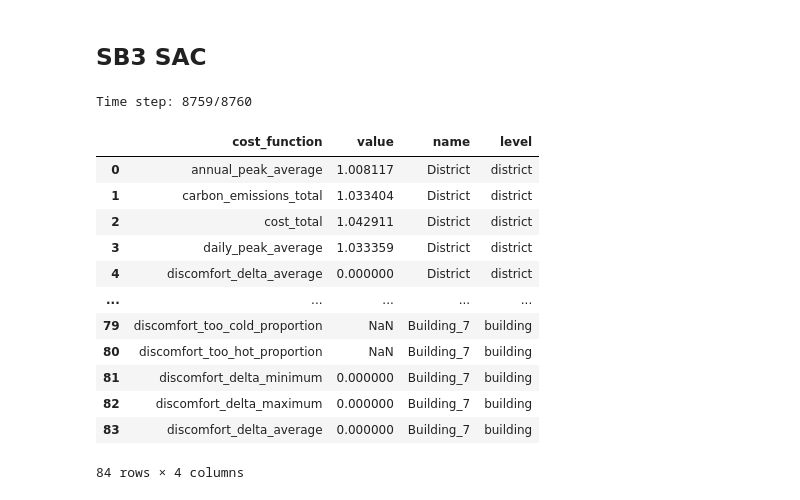
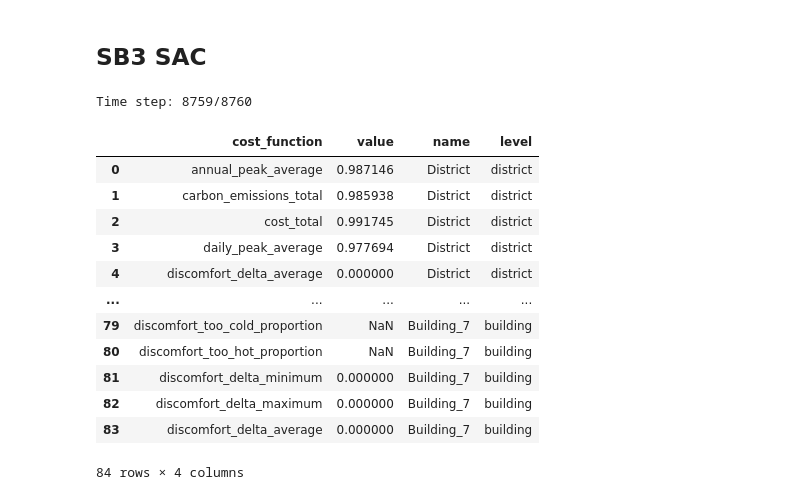
Before and after one commit to ParisaAligol/CityLearn-EVModel-Parisa, a Jupyter notebook: analysistest3.ipynb, the cells around one changed output. Drawn from its saved outputs; the diff is of its cells as text; code cells hidden in the pictures.

```diff
--- a/analysistest3.ipynb
+++ b/analysistest3.ipynb
@@ -167,31 +167,31 @@ class CustomReward(RewardFunction):
 # %%
 # train
 episodes = 10
 env = CityLearnEnv(SCHEMA_FILEPATH, central_agent=True)
 env.reward_function = CustomReward(env) # set custom reward
 env = NormalizedObservationWrapper(env)
 env = StableBaselines3Wrapper(env)
-model = SAC('MlpPolicy', env, learning_starts=env.unwrapped.time_steps)
+model = SAC('MlpPolicy', env, learning_rate=0.005, learning_starts=env.unwrapped.time_steps, tau=0.05, gamma=0.9)
 callback = SaveDataCallback(env, 'citylearn_ev', 'results')
 model.learn(total_timesteps=episodes*env.unwrapped.time_steps, callback=callback)
 
 # evaluate
 observations = env.reset()
 done = False
 
 while not env.done:
     print(f'\rTime step: {env.time_step + 1}/{env.time_steps}', end=' '*50)
     actions, _ = model.predict(observations, deterministic=True)
     observations, reward, done, _ = env.step(actions)
 
 display(env.evaluate())
 # %% [output]
 Time step: 8759/8760
 |  | cost_function | value | name | level |
-| 0 | annual_peak_average | 1.008117 | District | district |
-| 1 | carbon_emissions_total | 1.033404 | District | district |
-| 2 | cost_total | 1.042911 | District | district |
-| 3 | daily_peak_average | 1.033359 | District | district |
+| 0 | annual_peak_average | 0.987146 | District | district |
+| 1 | carbon_emissions_total | 0.985938 | District | district |
+| 2 | cost_total | 0.991745 | District | district |
+| 3 | daily_peak_average | 0.977694 | District | district |
 | 4 | discomfort_delta_average | 0.000000 | District | district |
 | ... | ... | ... | ... | ... |
 | 79 | discomfort_too_cold_proportion | NaN | Building_7 | building |
```
Also changed, not shown: parts of 3 cells of this notebook.
